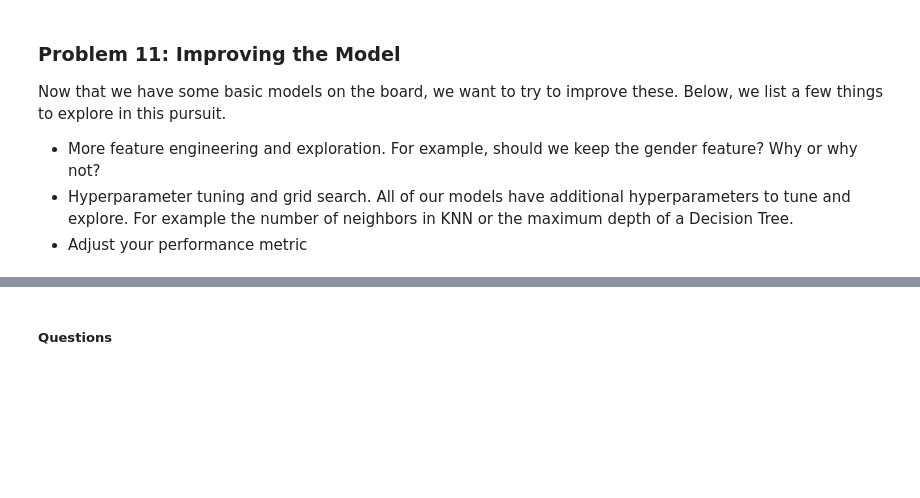
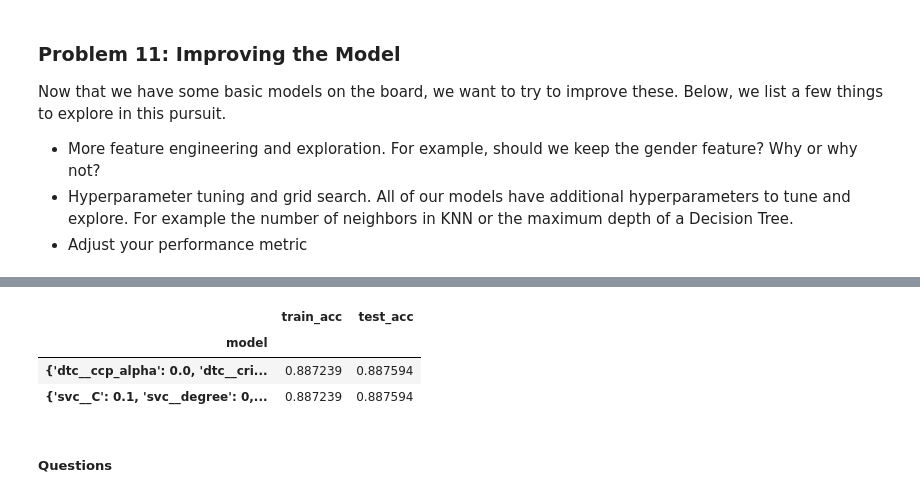
Before and after one commit to maskbit/classifier_comparison, a Jupyter notebook: prompt_III.ipynb, the cells around one changed output, grey strips where cells are left out. Cells and saved outputs as stored; diff of their text form; code cells hidden in the pictures; blank space fills up the shorter version.

```diff
--- a/prompt_III.ipynb
+++ b/prompt_III.ipynb
@@ -327,6 +346,6 @@ svc_param_grid = {
 }
 
 svcgrid = GridSearchCV(svcpipe, param_grid=svc_param_grid, scoring="accuracy", verbose=1)
-svcgrid.fit(X_train,y_train)
+svcgrid.fit(Xa_train,y_train)
 
 svcgrid.best_estimator_
@@ -333,11 +362,17 @@ svcgrid.best_estimator_
 # %%
 model_hp.append(svcgrid.best_params_)
 # %%
-preds_svc_train = svcgrid.predict(X_train)
-preds_svc_test = svcgrid.predict(X_test)
+preds_svc_train = svcgrid.predict(Xa_train)
+preds_svc_test = svcgrid.predict(Xa_test)
 
 train_acc_hp.append(accuracy_score(y_train, preds_svc_train))
 test_acc_hp.append(accuracy_score(y_test, preds_svc_test))
 # %%
 results = pd.DataFrame({'model': model_hp, 'train_acc': train_acc_hp, 'test_acc':test_acc_hp })
+results.set_index('model', inplace=True)
 results.head()
+# %% [output]
+|  | train_acc | test_acc |
+| model |  |  |
+| {'dtc__ccp_alpha': 0.0, 'dtc__cri... | 0.887239 | 0.887594 |
+| {'svc__C': 0.1, 'svc__degree': 0,... | 0.887239 | 0.887594 |
```
Also changed, not shown: parts of 11 cells of this notebook, 2 other files.
